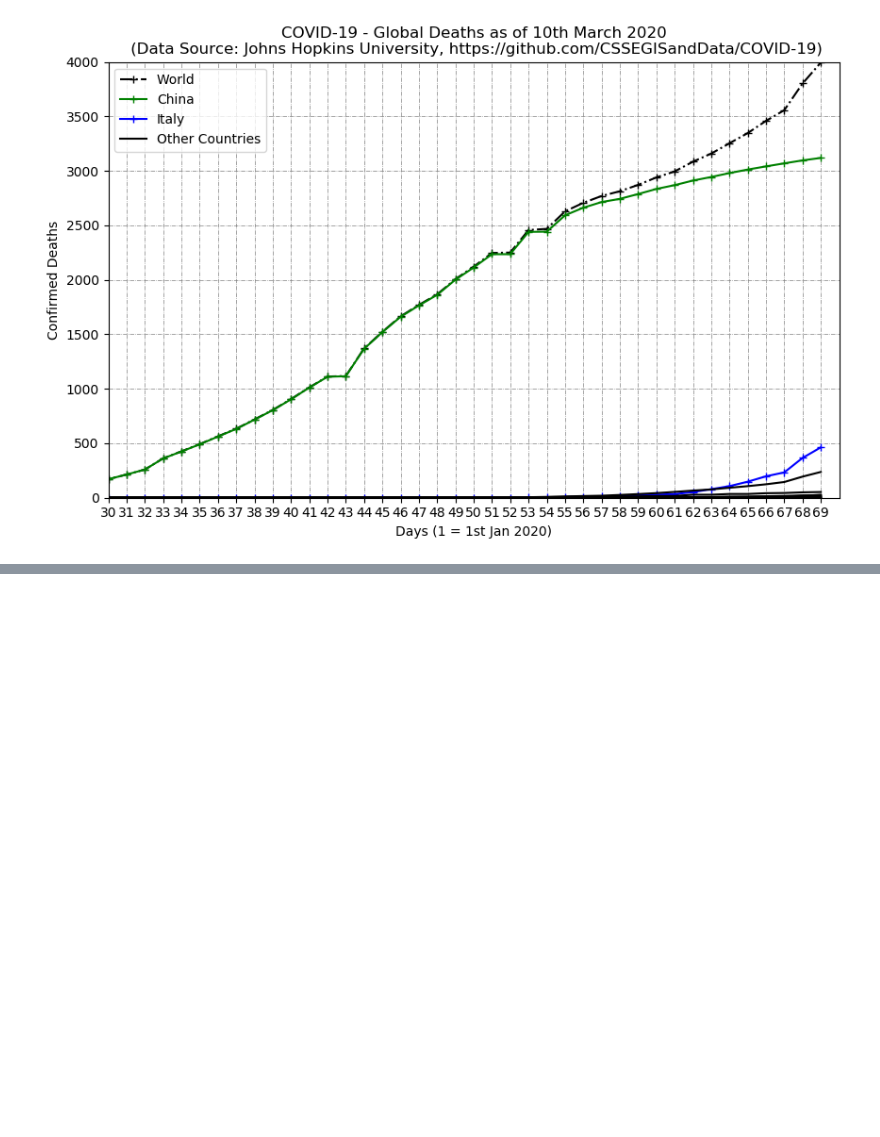
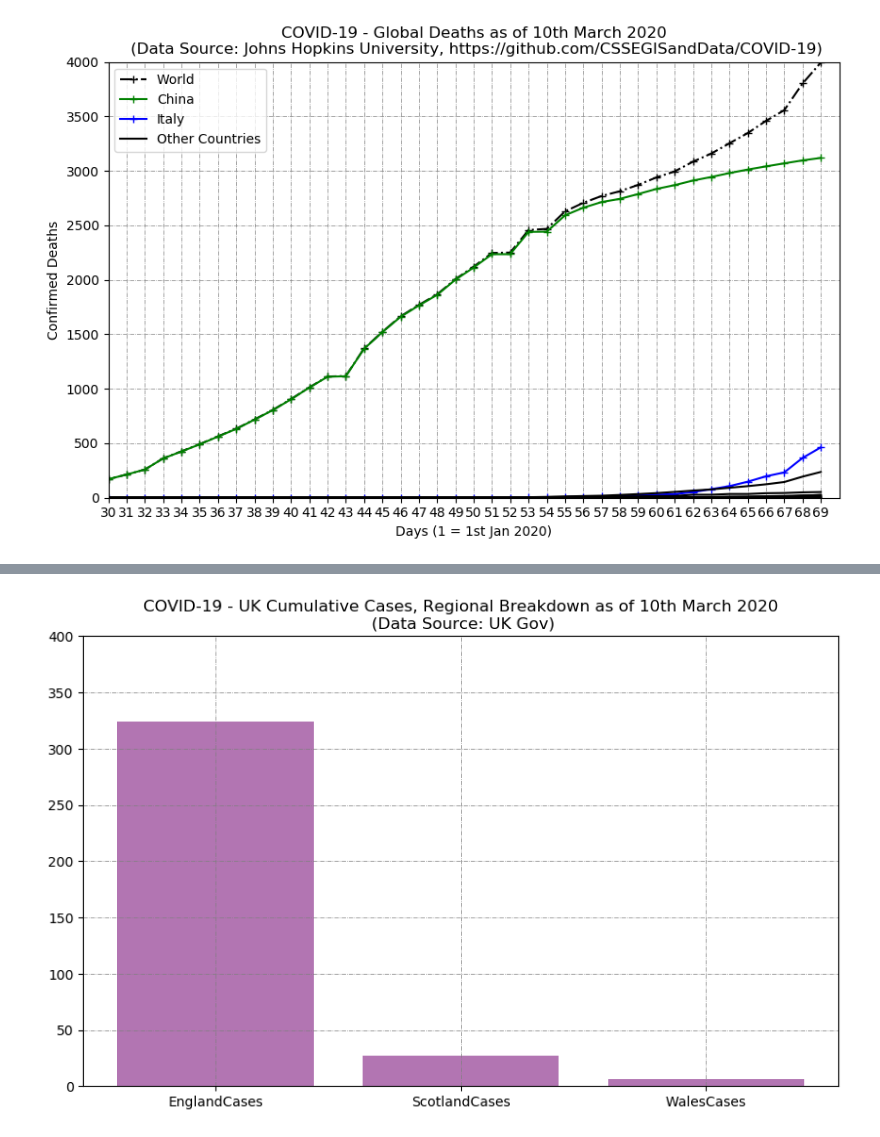
Before and after one commit to hywelowen/coronavirusgraphs, a Jupyter notebook: coronavirus.ipynb, the cells around one changed output, grey strips where cells are left out. Cells and saved outputs as stored; diff of their text form; code cells hidden in the pictures; blank space fills up the shorter version.

```diff
--- a/coronavirus.ipynb
+++ b/coronavirus.ipynb
@@ -391,0 +432,11 @@ plt.savefig("coronavirusdeaths.png")
+# %%
+breakdowntitles = uk_daily_df.axes[1].to_numpy()[4:7]
+breakdownvals = uk_daily_df.values[0,4:7]
+plt.figure(figsize=(10,6))
+plt.bar(breakdowntitles,breakdownvals,color = (0.5,0.1,0.5,0.6))
+plt.ylim(0,400)
+plt.grid(linestyle='-.', linewidth='0.5', color='gray')
+plt.title('COVID-19 - UK Cumulative Cases, Regional Breakdown as of 10th March 2020\n (Data Source: UK Gov)')
+plt.savefig("coronavirusukgovregional.png")
+# %% [output]
+[figure, added]
```
Also changed, not shown: parts of 10 cells of this notebook, 6 other files.
